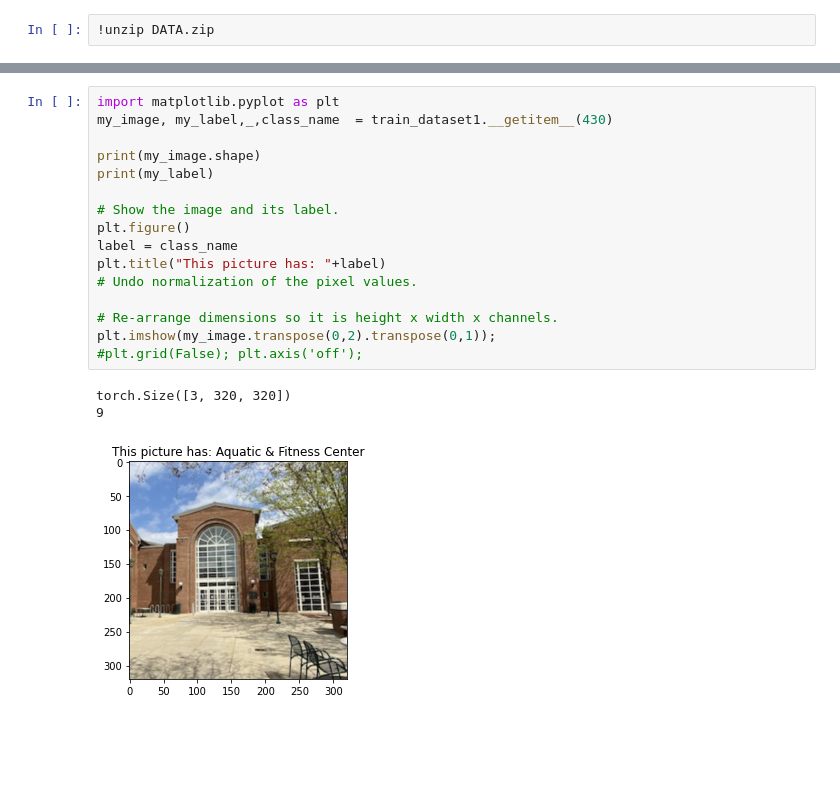
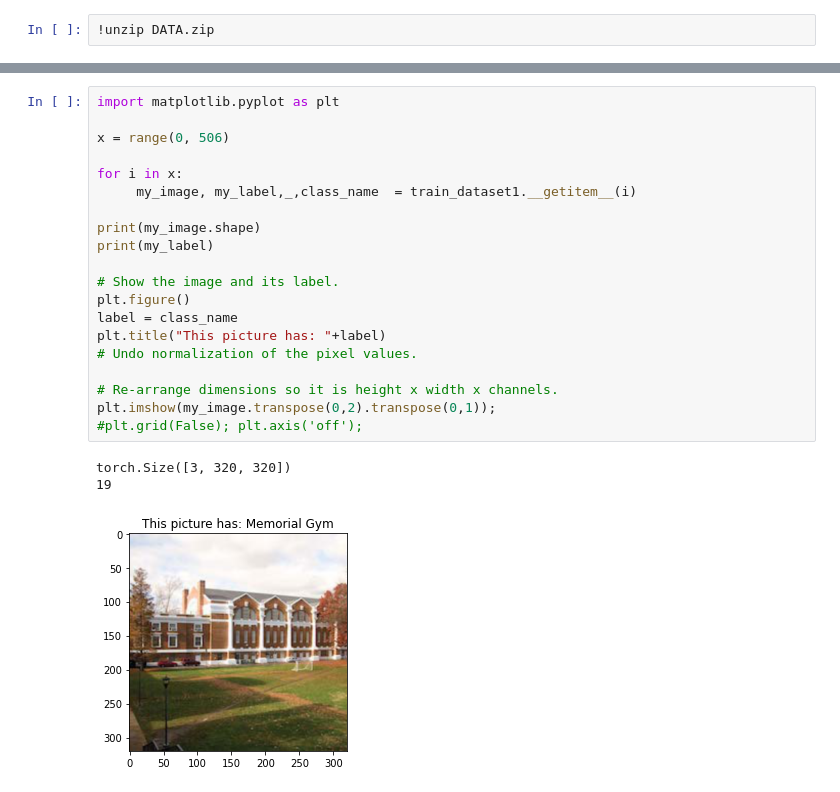
Before and after one commit to soneyahossain/deep_learning_project, a Jupyter notebook: deep_learning_project.ipynb, the cells around one changed output, grey strips where cells are left out. Drawn from its saved outputs; the diff is of its cells as text; blank space fills up the shorter version.

```diff
--- a/deep_learning_project.ipynb
+++ b/deep_learning_project.ipynb
@@ -89,20 +89,24 @@ Name: name, Length: 433, dtype: object
 # %%
 import matplotlib.pyplot as plt
-my_image, my_label,_,class_name  = train_dataset1.__getitem__(430)
+
+x = range(0, 506)
+
+for i in x:
+     my_image, my_label,_,class_name  = train_dataset1.__getitem__(i)
 
 print(my_image.shape)
 print(my_label)
 
 # Show the image and its label.
 plt.figure()
 label = class_name
 plt.title("This picture has: "+label)
 # Undo normalization of the pixel values.
 
 # Re-arrange dimensions so it is height x width x channels.
 plt.imshow(my_image.transpose(0,2).transpose(0,1));
 #plt.grid(False); plt.axis('off');
 # %% [output]
 torch.Size([3, 320, 320])
-9
+19
-[figure, old version]
+[figure, new version]
```
Also changed, not shown: parts of 1 cell of this notebook.
